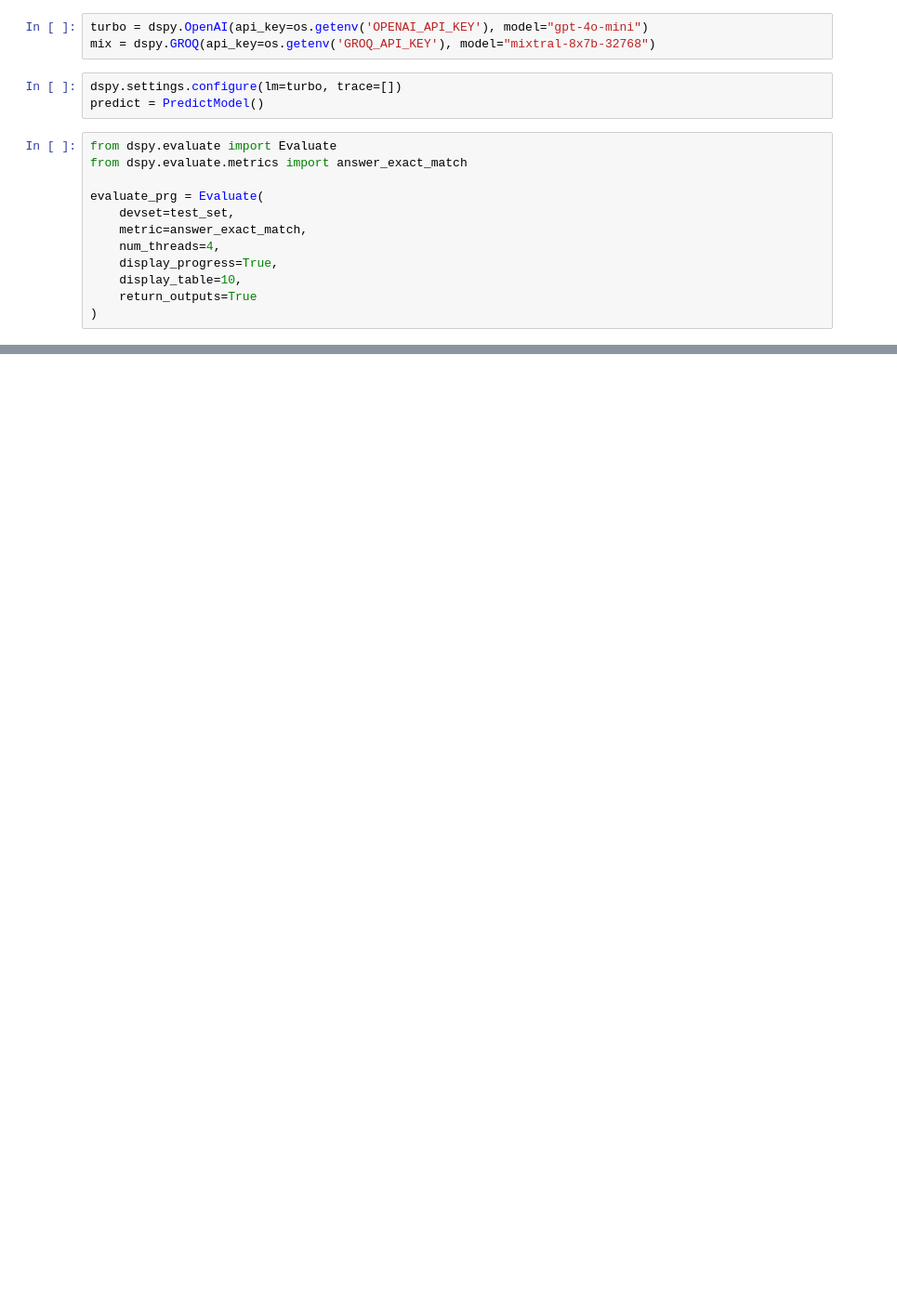
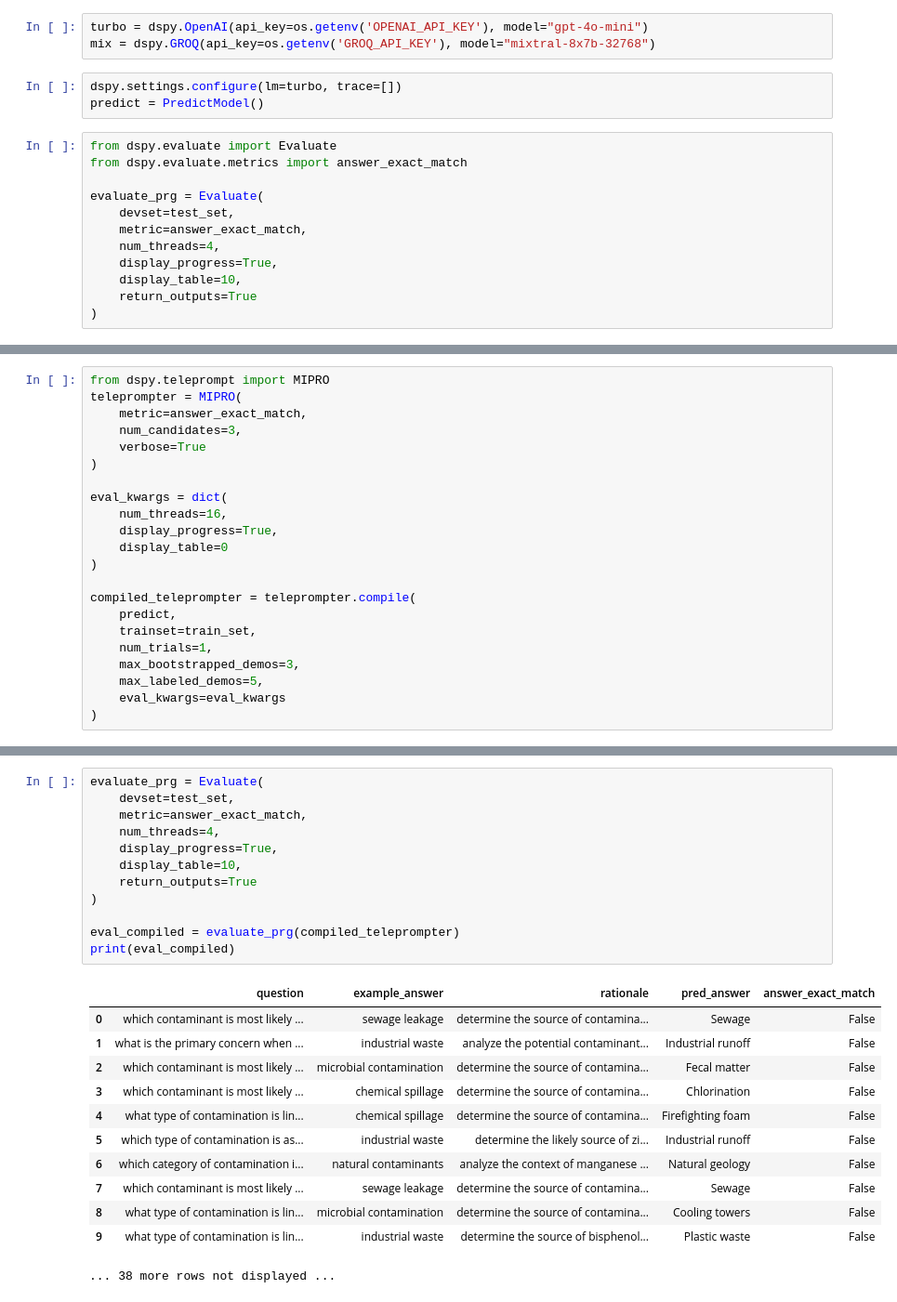
Before and after one commit to Ashad001/DSPyX, a Jupyter notebook: few_shot.ipynb, the cells around one changed output, grey strips where cells are left out. Shown: that part at 93% size. Drawn from its saved outputs; the diff is of its cells as text; blank space fills up the shorter version.

Commit message:
MIPRO trial

```diff
--- a/few_shot.ipynb
+++ b/few_shot.ipynb
@@ -86,0 +91,22 @@ rprint(eval)
+# %%
+from dspy.teleprompt import MIPRO
+teleprompter = MIPRO(
+    metric=answer_exact_match,
+    num_candidates=3,
+    verbose=True
+)
+
+eval_kwargs = dict(
+    num_threads=16,
+    display_progress=True,
+    display_table=0
+)
+
+compiled_teleprompter = teleprompter.compile(
+    predict,
+    trainset=train_set,
+    num_trials=1,
+    max_bootstrapped_demos=3,
+    max_labeled_demos=5,
+    eval_kwargs=eval_kwargs
+)
@@ -86,0 +182,25 @@ rprint(eval)
+# %%
+evaluate_prg = Evaluate(
+    devset=test_set,
+    metric=answer_exact_match,
+    num_threads=4,
+    display_progress=True,
+    display_table=10,
+    return_outputs=True
+)
+
+eval_compiled = evaluate_prg(compiled_teleprompter)
+print(eval_compiled)
+# %% [output]
+|  | question | example_answer | rationale | pred_answer | answer_exact_match |
+| 0 | which contaminant is most likely ... | sewage leakage | determine the source of contamina... | Sewage | False |
+| 1 | what is the primary concern when ... | industrial waste | analyze the potential contaminant... | Industrial runoff | False |
+| 2 | which contaminant is most likely ... | microbial contamination | determine the source of contamina... | Fecal matter | False |
+| 3 | which contaminant is most likely ... | chemical spillage | determine the source of contamina... | Chlorination | False |
+| 4 | what type of contamination is lin... | chemical spillage | determine the source of contamina... | Firefighting foam | False |
+| 5 | which type of contamination is as... | industrial waste | determine the likely source of zi... | Industrial runoff | False |
+| 6 | which category of contamination i... | natural contaminants | analyze the context of manganese ... | Natural geology | False |
+| 7 | which contaminant is most likely ... | sewage leakage | determine the source of contamina... | Sewage | False |
+| 8 | what type of contamination is lin... | microbial contamination | determine the source of contamina... | Cooling towers | False |
+| 9 | what type of contamination is lin... | industrial waste | determine the source of bisphenol... | Plastic waste | False |
+... 38 more rows not displayed ...
```
Also changed, not shown: parts of 9 cells of this notebook, 4 other files.
